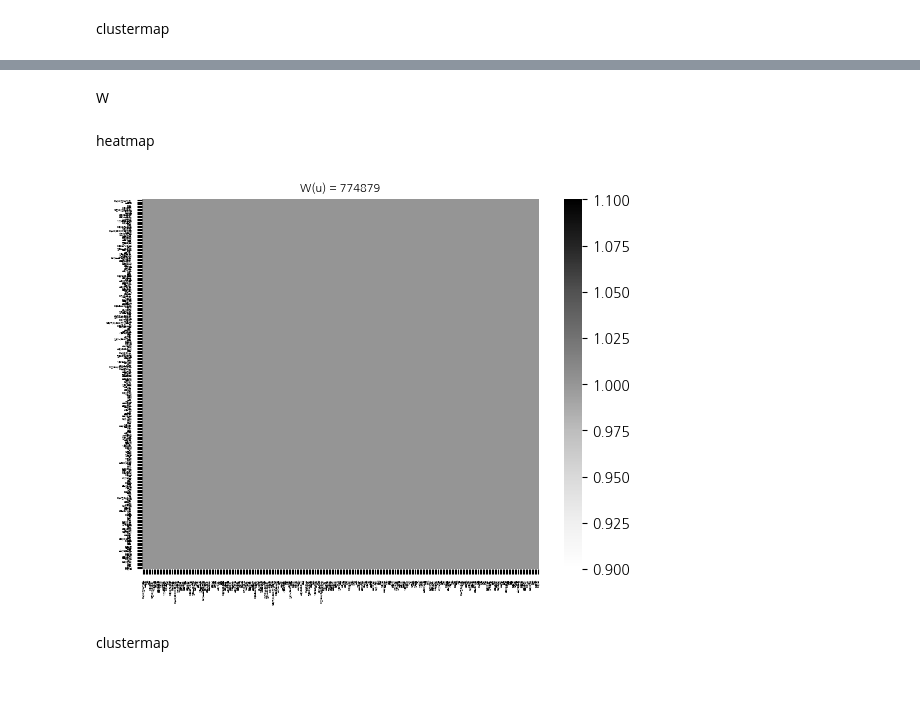
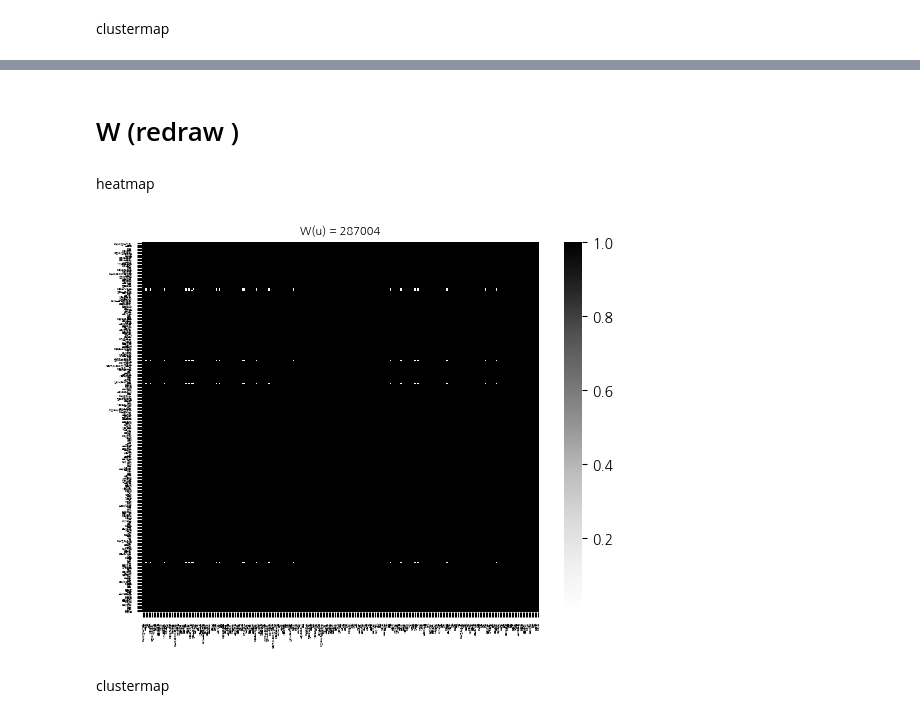
Before and after one commit to MetalTuna/ipirec, a Jupyter notebook: ipynb/obs/rev2.ipynb, the cells around one changed output, grey strips where cells are left out. Saved outputs shown, nothing was run; the diff lists cells and outputs as text; code cells hidden in the pictures; blank space fills up the shorter version.

```diff
--- a/ipynb/obs/rev2.ipynb
+++ b/ipynb/obs/rev2.ipynb
@@ -182,9 +177,19 @@ ax.figure.savefig(_fig_file_path)
-# %% [markdown]
-W
+# %% [markdown]
+# W (redraw )
 # %% [markdown]
 heatmap
 # %%
 ## HIER_HEATMAP
+
+"""
+220472
+745701
+771058
+773697
+774879: 81,94,95
+나 (771058)
+"""
+user_id = 287004
 
 _users_dist: np.ndarray = copy.deepcopy(_estimator.arr_user_idx_to_weights)
 plt.title(label=f"W(u) = {user_id}", fontsize=8.0)
@@ -197,34 +202,34 @@ __OBS_W: np.ndarray = _users_dist[uidx]
 _min = np.min(__OBS_W)
 _max = np.max(__OBS_W)
 _tag_names_list = list(_estimator.tags_dict.keys())
 
 plt.xlabel(xlabel="Source tags name", fontsize=4.0)
 plt.ylabel(ylabel="Target tags name", fontsize=4.0)
 plt.xticks(fontsize=2.0)
 plt.yticks(fontsize=2.0)
 ax = sns.heatmap(
     data=__OBS_W,
     vmin=_min,
     vmax=_max,
     cmap="Grays",
     xticklabels=_tag_names_list,
     yticklabels=_tag_names_list,
 )
 
 _fig_file_path = str.format(
     "{0}/set{1}_W_u{2}_hmap.svg",
     _FIG_DIR_HOME_PATH,
     FOLD_SET_NO,
     user_id,
 )
 __fig_dir_path = os.path.dirname(_fig_file_path)
 if not os.path.exists(__fig_dir_path):
     DirectoryPathValidator.mkdir(__fig_dir_path)
 
 ax.figure.savefig(_fig_file_path)
 # plt.show()
 # %% [output]
-[figure, old version]
+[figure, new version]
 # %% [markdown]
 clustermap
 # %%
```
Also changed, not shown: parts of 10 cells of this notebook, 6 other files.
